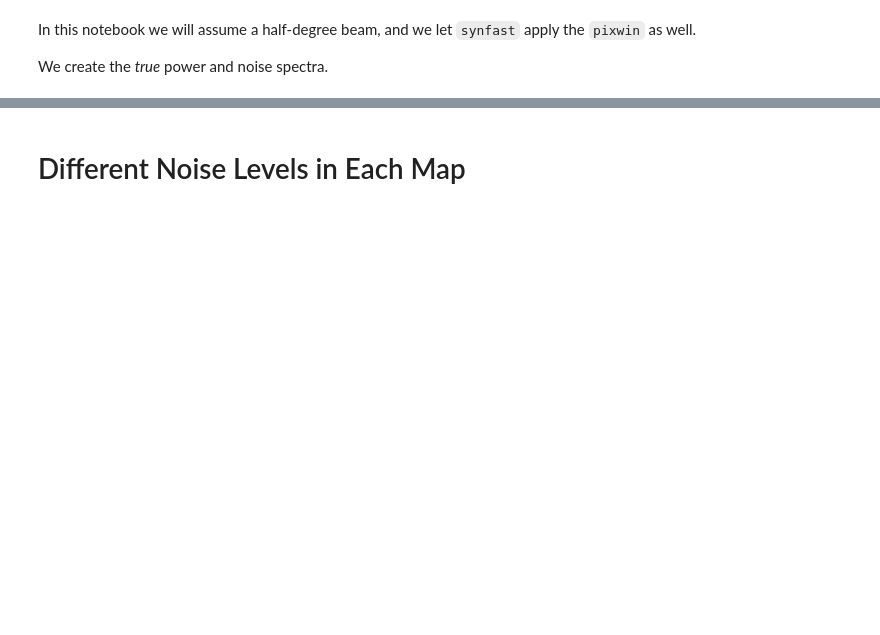
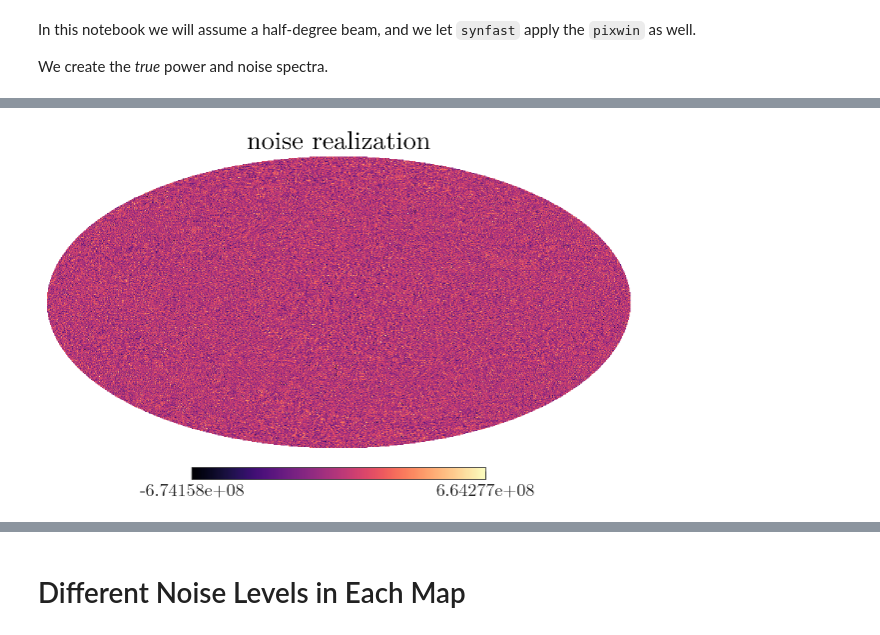
Before and after one commit to xzackli/nawrapper, a Jupyter notebook: notebooks/Healpix Sims.ipynb, the cells around one changed output, grey strips where cells are left out. Cells and saved outputs as stored; diff of their text form; code cells hidden in the pictures; blank space fills up the shorter version.

```diff
--- a/notebooks/Healpix Sims.ipynb
+++ b/notebooks/Healpix Sims.ipynb
@@ -67,0 +73,6 @@ plt.yscale('log')
+# %%
+sim = nw.maptools.get_cmb_sim_hp(signal_dict, nside)
+noise = nw.maptools.get_cmb_sim_hp(noise_dict, nside)
+hp.mollview(noise[0,:], title='noise realization')
+# %% [output]
+[figure, added]
```
Also changed, not shown: parts of 35 cells of this notebook, 5 other files.
